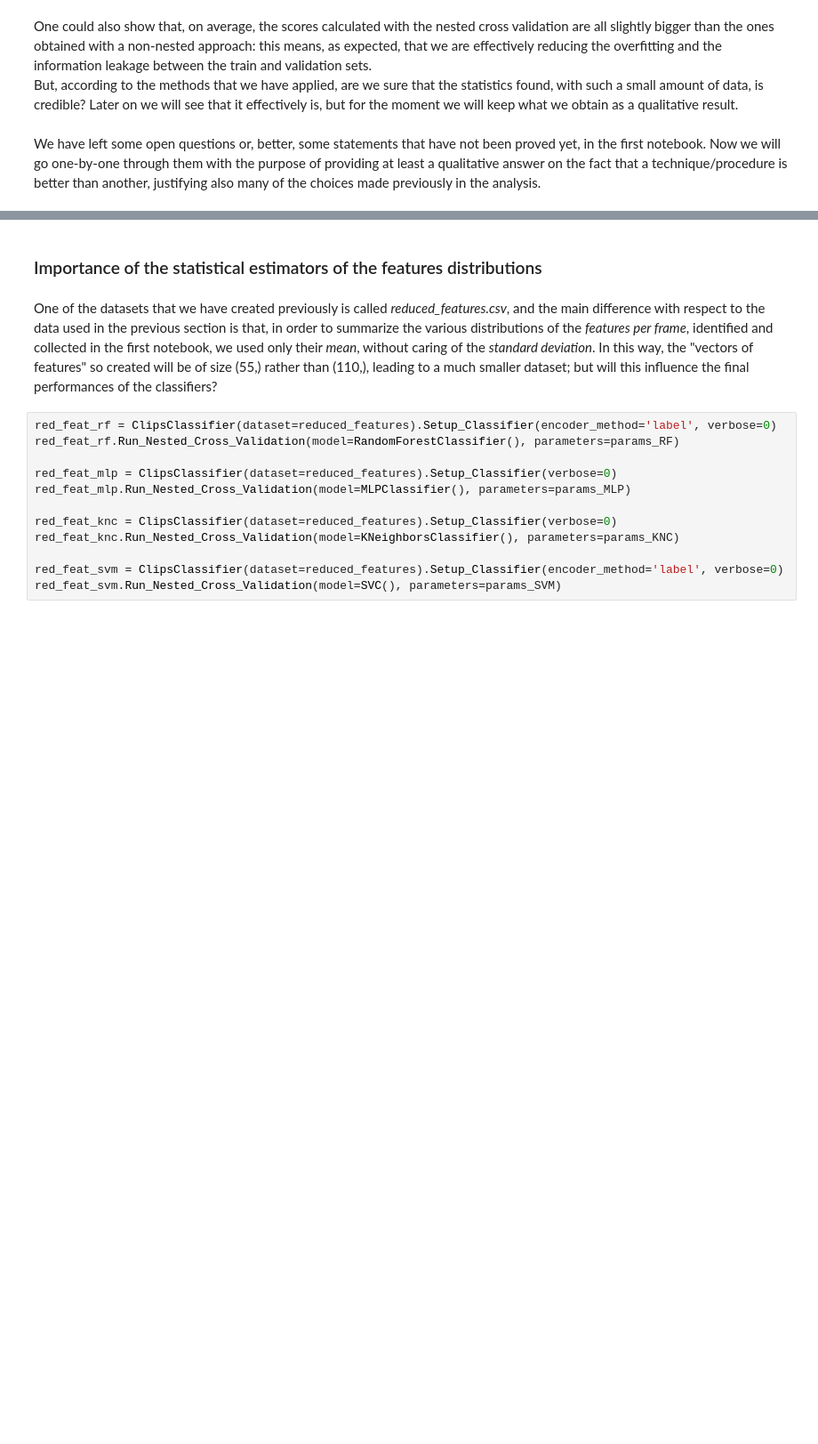
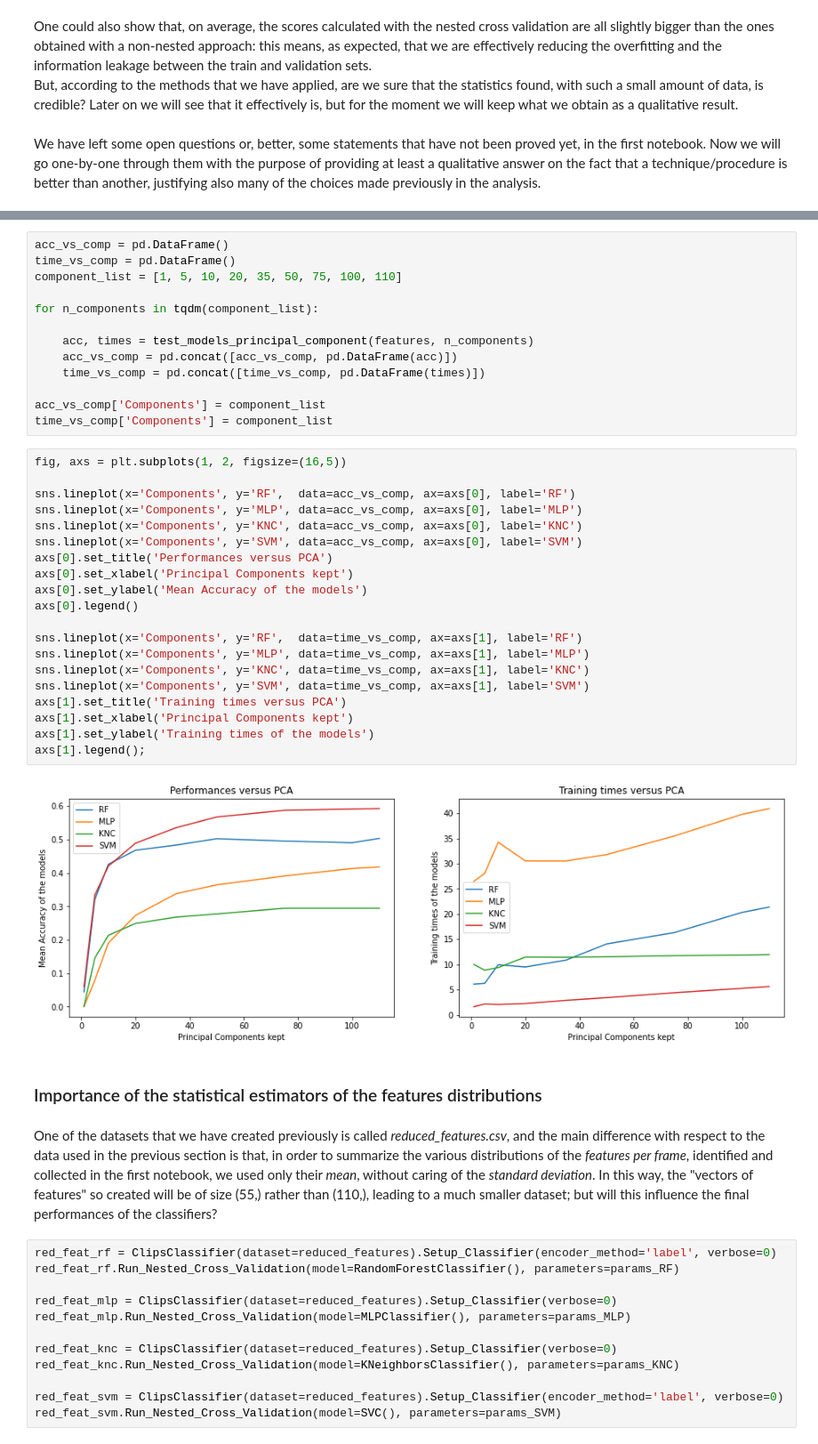
Before and after one commit to MattiaPujatti/Environmental-Sound-Classification, a Jupyter notebook: Feature_Classification.ipynb, the cells around one changed output, grey strips where cells are left out. Shown: that part at 89% size. Drawn from its saved outputs; the diff is of its cells as text; blank space fills up the shorter version.

```diff
--- a/Feature_Classification.ipynb
+++ b/Feature_Classification.ipynb
@@ -449,3 +490,38 @@ We have left some open questions or, better, some statements that have not been
+# %%
+acc_vs_comp = pd.DataFrame()
+time_vs_comp = pd.DataFrame()
+component_list = [1, 5, 10, 20, 35, 50, 75, 100, 110]
+
+for n_components in tqdm(component_list):
+
+    acc, times = test_models_principal_component(features, n_components)
+    acc_vs_comp = pd.concat([acc_vs_comp, pd.DataFrame(acc)])
+    time_vs_comp = pd.concat([time_vs_comp, pd.DataFrame(times)])
+
+acc_vs_comp['Components'] = component_list
+time_vs_comp['Components'] = component_list
+# %%
+fig, axs = plt.subplots(1, 2, figsize=(16,5))
+
+sns.lineplot(x='Components', y='RF',  data=acc_vs_comp, ax=axs[0], label='RF')
+sns.lineplot(x='Components', y='MLP', data=acc_vs_comp, ax=axs[0], label='MLP')
+sns.lineplot(x='Components', y='KNC', data=acc_vs_comp, ax=axs[0], label='KNC')
+sns.lineplot(x='Components', y='SVM', data=acc_vs_comp, ax=axs[0], label='SVM')
+axs[0].set_title('Performances versus PCA')
+axs[0].set_xlabel('Principal Components kept')
+axs[0].set_ylabel('Mean Accuracy of the models')
+axs[0].legend()
+
+sns.lineplot(x='Components', y='RF',  data=time_vs_comp, ax=axs[1], label='RF')
+sns.lineplot(x='Components', y='MLP', data=time_vs_comp, ax=axs[1], label='MLP')
+sns.lineplot(x='Components', y='KNC', data=time_vs_comp, ax=axs[1], label='KNC')
+sns.lineplot(x='Components', y='SVM', data=time_vs_comp, ax=axs[1], label='SVM')
+axs[1].set_title('Training times versus PCA')
+axs[1].set_xlabel('Principal Components kept')
+axs[1].set_ylabel('Training times of the models')
+axs[1].legend();
+# %% [output]
+[figure, added]
 # %% [markdown]
 ### Importance of the statistical estimators of the features distributions
 # %% [markdown]
```
Also changed, not shown: parts of 20 cells of this notebook.
